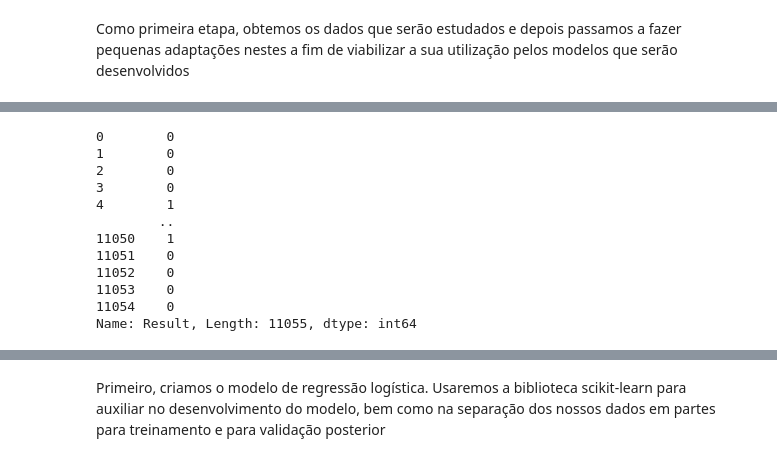
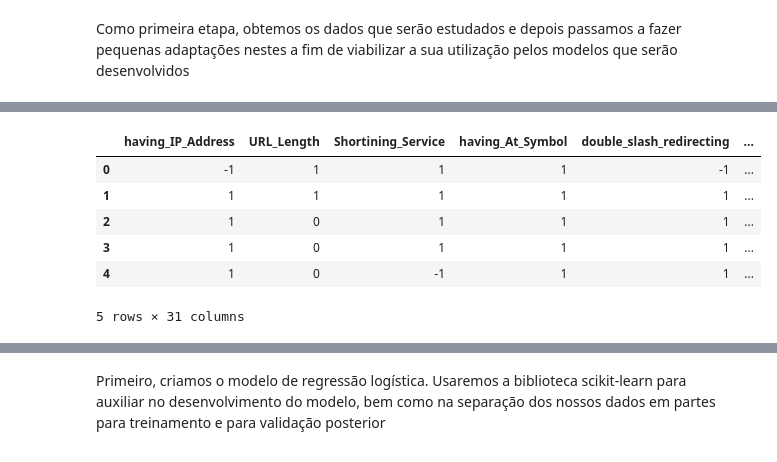
Before and after one commit to igorp-lopes/EA006-TFC, a Jupyter notebook: tfc.ipynb, the cells around one changed output, grey strips where cells are left out. Drawn from its saved outputs; the diff is of its cells as text; code cells hidden in the pictures.

```diff
--- a/tfc.ipynb
+++ b/tfc.ipynb
@@ -44,15 +42,12 @@ X_data
-# %%
-y_data
-# %% [output]
-0        0
-1        0
-2        0
-3        0
-4        1
-        ..
-11050    1
-11051    0
-11052    0
-11053    0
-11054    0
-Name: Result, Length: 11055, dtype: int64
+# %%
+complete_data = X_data.copy(deep=True)
+complete_data["Result"] = y_data
+complete_data.head()
+# %% [output]
+|  | having_IP_Address | URL_Length | Shortining_Service | having_At_Symbol | double_slash_redirecting | ... |
+| 0 | -1 | 1 | 1 | 1 | -1 | ... |
+| 1 | 1 | 1 | 1 | 1 | 1 | ... |
+| 2 | 1 | 0 | 1 | 1 | 1 | ... |
+| 3 | 1 | 0 | 1 | 1 | 1 | ... |
+| 4 | 1 | 0 | -1 | 1 | 1 | ... |
+5 rows × 31 columns
```
Also changed, not shown: parts of 18 cells of this notebook.
